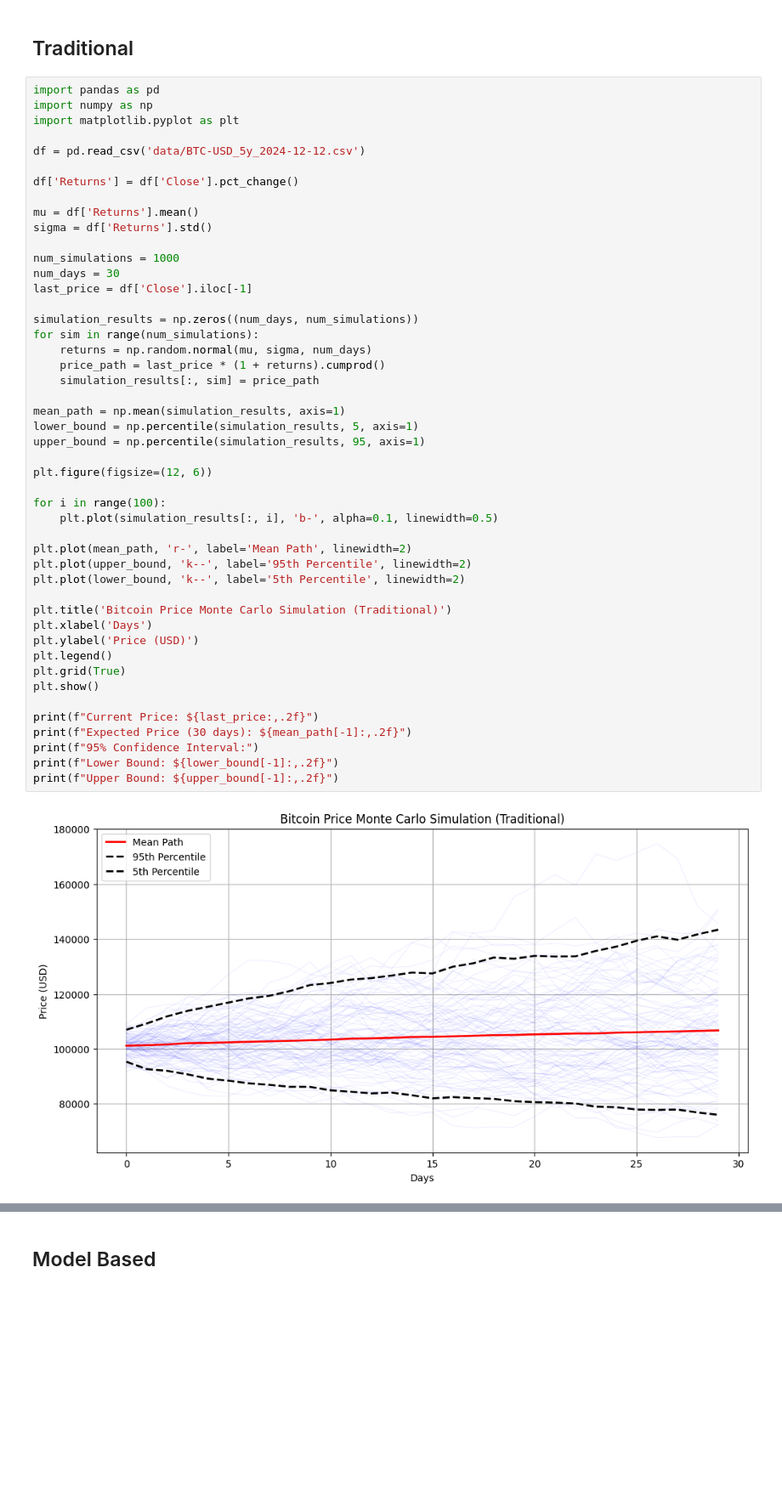
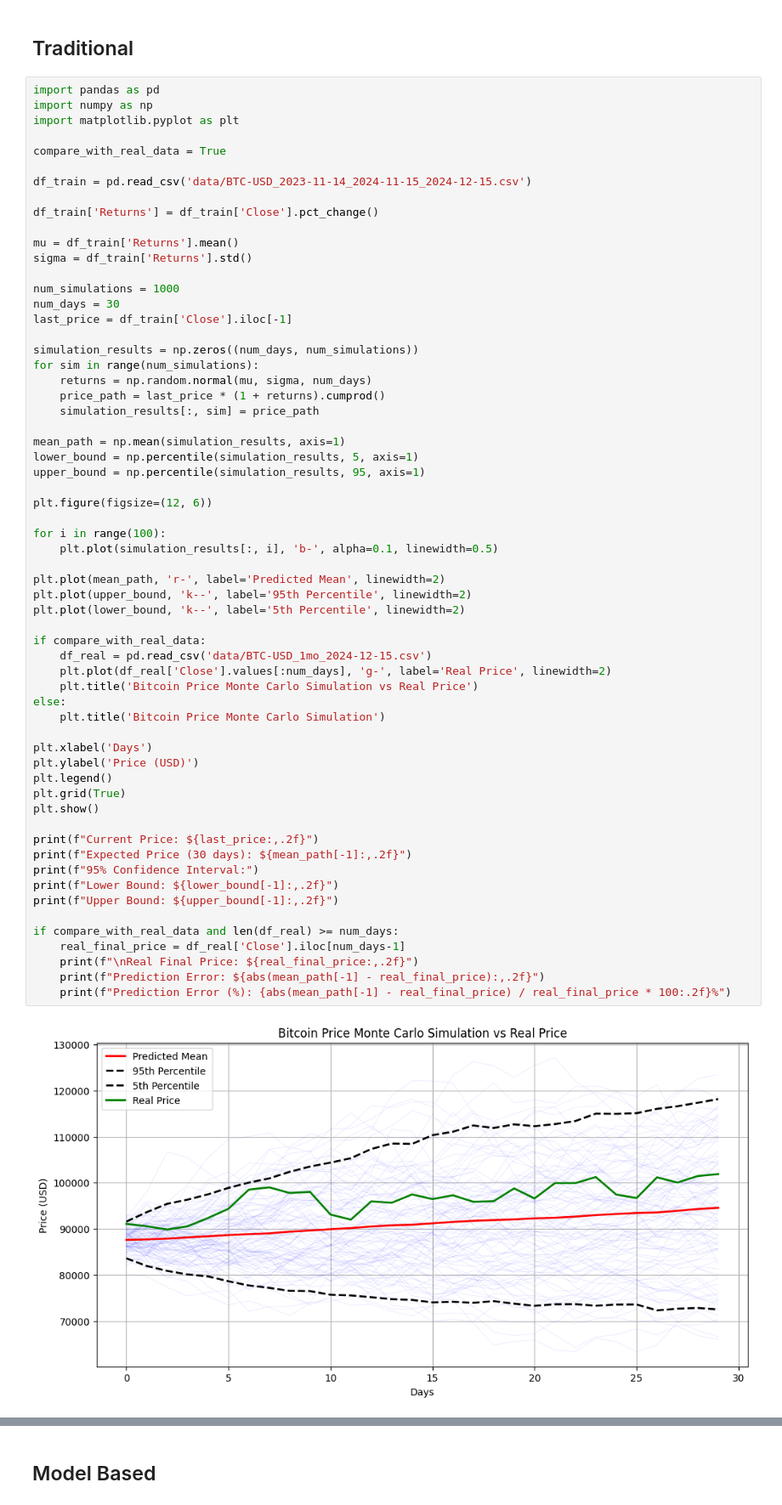
Before and after one commit to gbagush/CryptoPricePrediction, a Jupyter notebook: monte-carlo.ipynb, the cells around one changed output, grey strips where cells are left out. Shown: that part at 85% size. Cells and saved outputs as stored; diff of their text form; blank space fills up the shorter version.

```diff
--- a/monte-carlo.ipynb
+++ b/monte-carlo.ipynb
@@ -7,47 +7,61 @@ import pandas as pd
 import numpy as np
 import matplotlib.pyplot as plt
 
-df = pd.read_csv('data/BTC-USD_5y_2024-12-12.csv')
+compare_with_real_data = True
 
-df['Returns'] = df['Close'].pct_change()
+df_train = pd.read_csv('data/BTC-USD_2023-11-14_2024-11-15_2024-12-15.csv')
 
-mu = df['Returns'].mean()
-sigma = df['Returns'].std()
+df_train['Returns'] = df_train['Close'].pct_change()
+
+mu = df_train['Returns'].mean()
+sigma = df_train['Returns'].std()
 
 num_simulations = 1000
 num_days = 30
-last_price = df['Close'].iloc[-1]
+last_price = df_train['Close'].iloc[-1]
 
 simulation_results = np.zeros((num_days, num_simulations))
 for sim in range(num_simulations):
     returns = np.random.normal(mu, sigma, num_days)
     price_path = last_price * (1 + returns).cumprod()
     simulation_results[:, sim] = price_path
 
 mean_path = np.mean(simulation_results, axis=1)
 lower_bound = np.percentile(simulation_results, 5, axis=1)
 upper_bound = np.percentile(simulation_results, 95, axis=1)
 
 plt.figure(figsize=(12, 6))
 
 for i in range(100):
     plt.plot(simulation_results[:, i], 'b-', alpha=0.1, linewidth=0.5)
 
-plt.plot(mean_path, 'r-', label='Mean Path', linewidth=2)
+plt.plot(mean_path, 'r-', label='Predicted Mean', linewidth=2)
 plt.plot(upper_bound, 'k--', label='95th Percentile', linewidth=2)
 plt.plot(lower_bound, 'k--', label='5th Percentile', linewidth=2)
 
-plt.title('Bitcoin Price Monte Carlo Simulation (Traditional)')
+if compare_with_real_data:
+    df_real = pd.read_csv('data/BTC-USD_1mo_2024-12-15.csv')
+    plt.plot(df_real['Close'].values[:num_days], 'g-', label='Real Price', linewidth=2)
+    plt.title('Bitcoin Price Monte Carlo Simulation vs Real Price')
+else:
+    plt.title('Bitcoin Price Monte Carlo Simulation')
+
 plt.xlabel('Days')
 plt.ylabel('Price (USD)')
 plt.legend()
 plt.grid(True)
 plt.show()
 
 print(f"Current Price: ${last_price:,.2f}")
 print(f"Expected Price (30 days): ${mean_path[-1]:,.2f}")
 print(f"95% Confidence Interval:")
 print(f"Lower Bound: ${lower_bound[-1]:,.2f}")
 print(f"Upper Bound: ${upper_bound[-1]:,.2f}")
+
+if compare_with_real_data and len(df_real) >= num_days:
+    real_final_price = df_real['Close'].iloc[num_days-1]
+    print(f"\nReal Final Price: ${real_final_price:,.2f}")
+    print(f"Prediction Error: ${abs(mean_path[-1] - real_final_price):,.2f}")
+    print(f"Prediction Error (%): {abs(mean_path[-1] - real_final_price) / real_final_price * 100:.2f}%")
 # %% [output]
-[figure, old version]
+[figure, new version]
```
Also changed, not shown: parts of 2 cells of this notebook, 3 other files.
